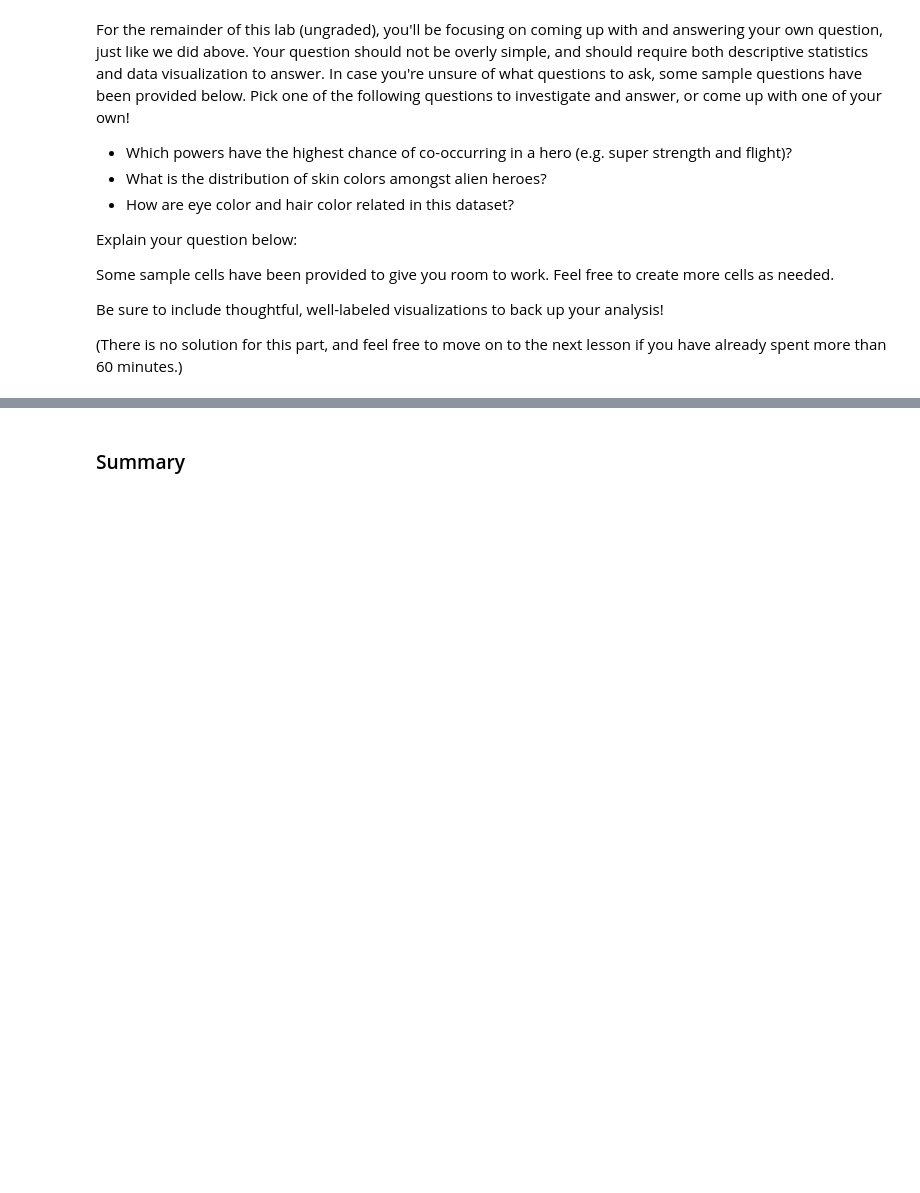
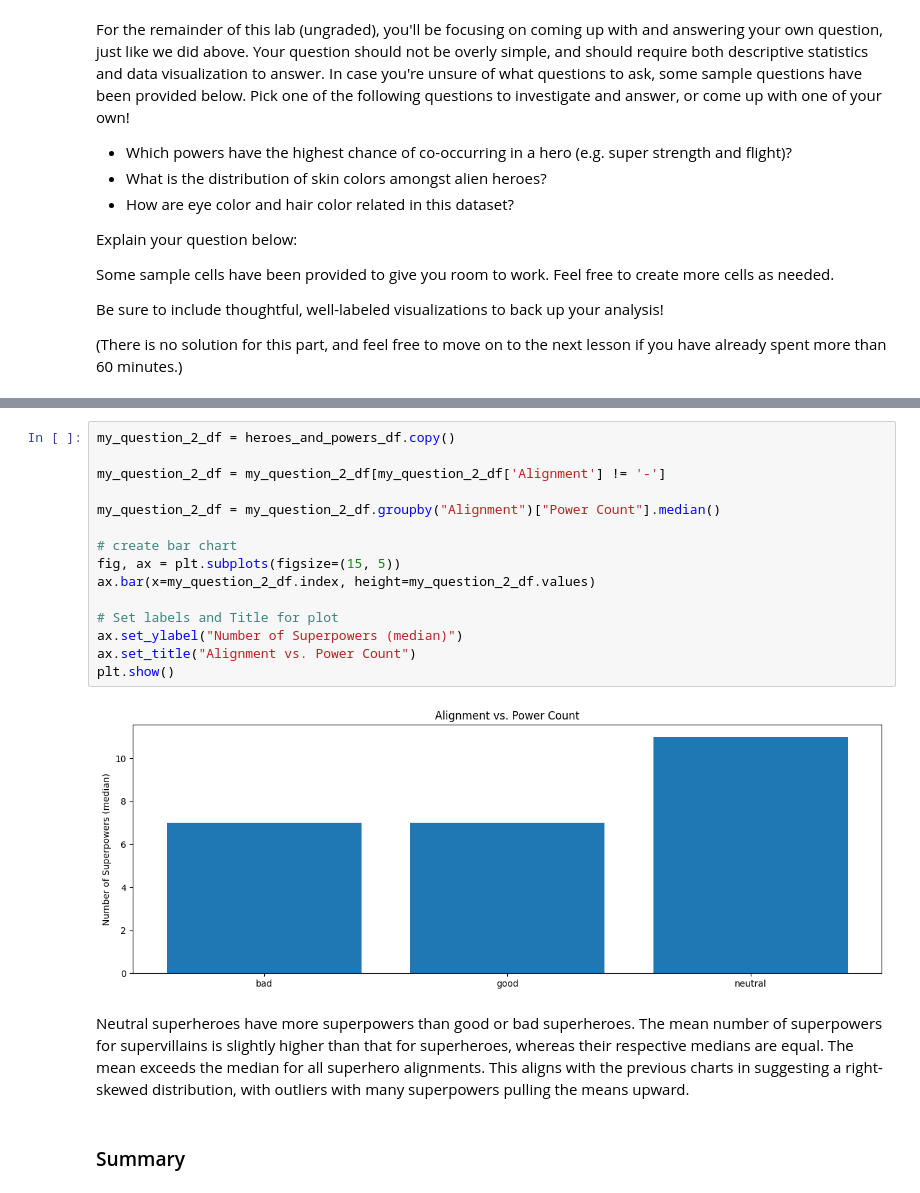
Before and after one commit to janbalangue/DS_Course0_Week1_Module5_DataPy, a Jupyter notebook: DS_Course0_Week1_Module5_DataPy.ipynb, the cells around one changed output, grey strips where cells are left out. Drawn from its saved outputs; the diff is of its cells as text; blank space fills up the shorter version.

```diff
--- a/DS_Course0_Week1_Module5_DataPy.ipynb
+++ b/DS_Course0_Week1_Module5_DataPy.ipynb
@@ -747,3 +747,22 @@ ValueError: Need to specify at least one of 'labels', 'index' or 'columns'
+# %%
+my_question_2_df = heroes_and_powers_df.copy()
+
+my_question_2_df = my_question_2_df[my_question_2_df['Alignment'] != '-']
+
+my_question_2_df = my_question_2_df.groupby("Alignment")["Power Count"].median()
+
+# create bar chart
+fig, ax = plt.subplots(figsize=(15, 5))
+ax.bar(x=my_question_2_df.index, height=my_question_2_df.values)
+
+# Set labels and Title for plot
+ax.set_ylabel("Number of Superpowers (median)")
+ax.set_title("Alignment vs. Power Count")
+plt.show()
+# %% [output]
+[figure, added]
+# %% [markdown]
+Neutral superheroes have more superpowers than good or bad superheroes. The mean number of superpowers for supervillains is slightly higher than that for superheroes, whereas their respective medians are equal. The mean exceeds the median for all superhero alignments. This aligns with the previous charts in suggesting a right-skewed distribution, with outliers with many superpowers pulling the means upward.
 # %% [markdown]
 ### Summary
 # %% [markdown]
```
Also changed, not shown: parts of 2 cells of this notebook.
